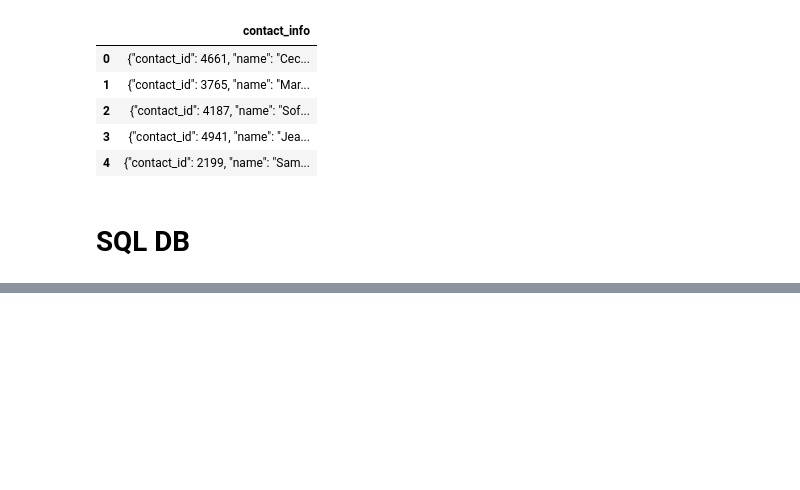
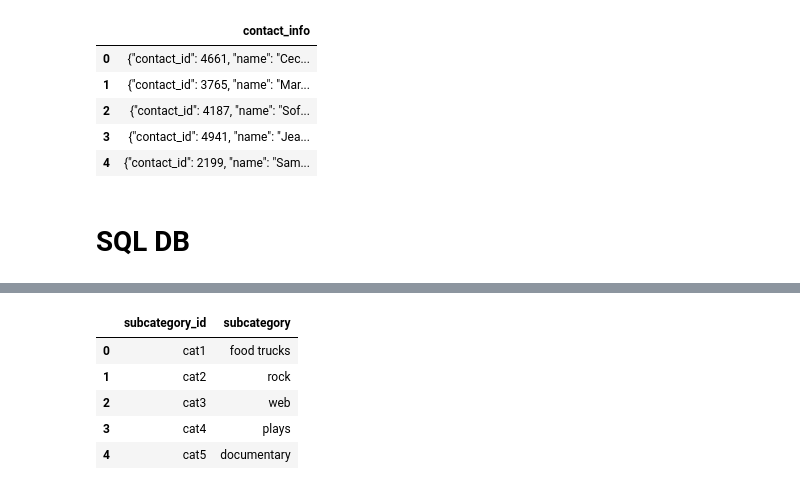
Before and after one commit to greerinns/Crowdfunding_ETL, a Jupyter notebook: ETL_Mini_Project_ESantini_GInns.ipynb, the cells around one changed output, grey strips where cells are left out. Cells and saved outputs as stored; diff of their text form; code cells hidden in the pictures; blank space fills up the shorter version.

```diff
--- a/ETL_Mini_Project_ESantini_GInns.ipynb
+++ b/ETL_Mini_Project_ESantini_GInns.ipynb
@@ -455,0 +481,10 @@ for record in campaign_data:
+# %%
+subcategory_data = pd.read_sql('SELECT * FROM "Subcategory"', conn)
+subcategory_data.head()
+# %% [output]
+|  | subcategory_id | subcategory |
+| 0 | cat1 | food trucks |
+| 1 | cat2 | rock |
+| 2 | cat3 | web |
+| 3 | cat4 | plays |
+| 4 | cat5 | documentary |
```
Also changed, not shown: parts of 6 cells of this notebook.
